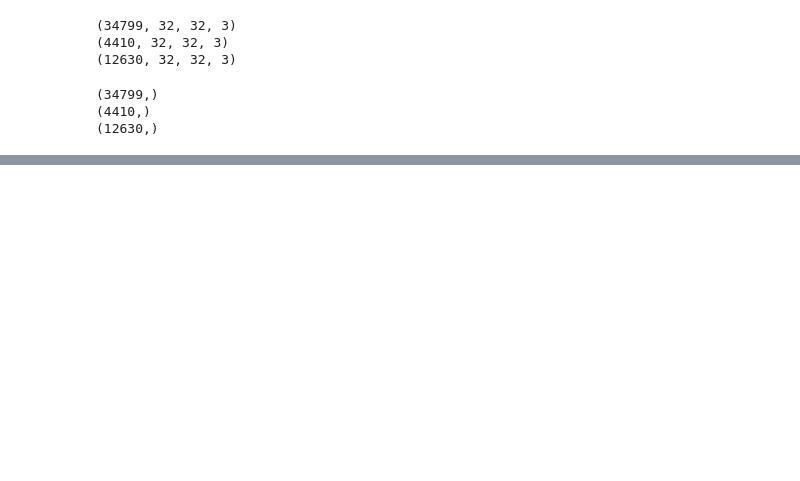
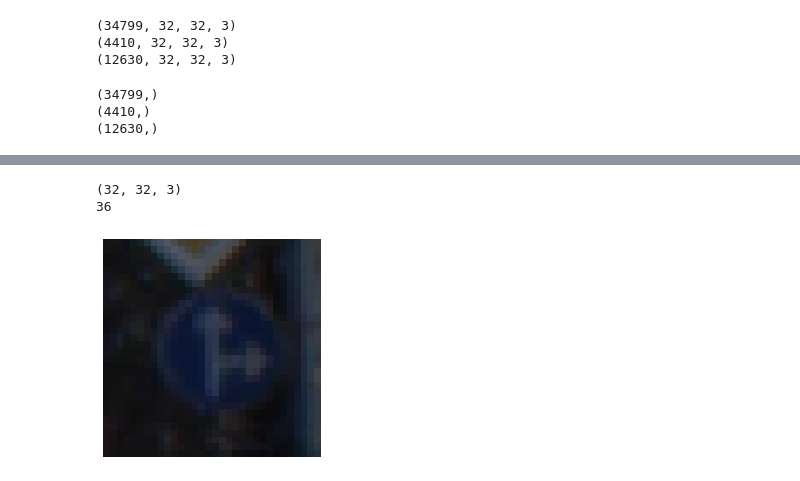
Before and after one commit to TheSoloLeveling/IA-Prototypes-Dev, a Jupyter notebook: Traffic Signs Starter Project.ipynb, the cells around one changed output, grey strips where cells are left out. Cells and saved outputs as stored; diff of their text form; code cells hidden in the pictures; blank space fills up the shorter version.

```diff
--- a/Traffic Signs Starter Project.ipynb
+++ b/Traffic Signs Starter Project.ipynb
@@ -43,0 +79,9 @@ print(y_test.shape)
+# %%
+plt.imshow(X_train[1000])
+plt.axis("off")
+print(X_train[1000].shape)
+print (y_train[1000])
+# %% [output]
+(32, 32, 3)
+36
+[figure, added]
```
Also changed, not shown: parts of 16 cells of this notebook.
